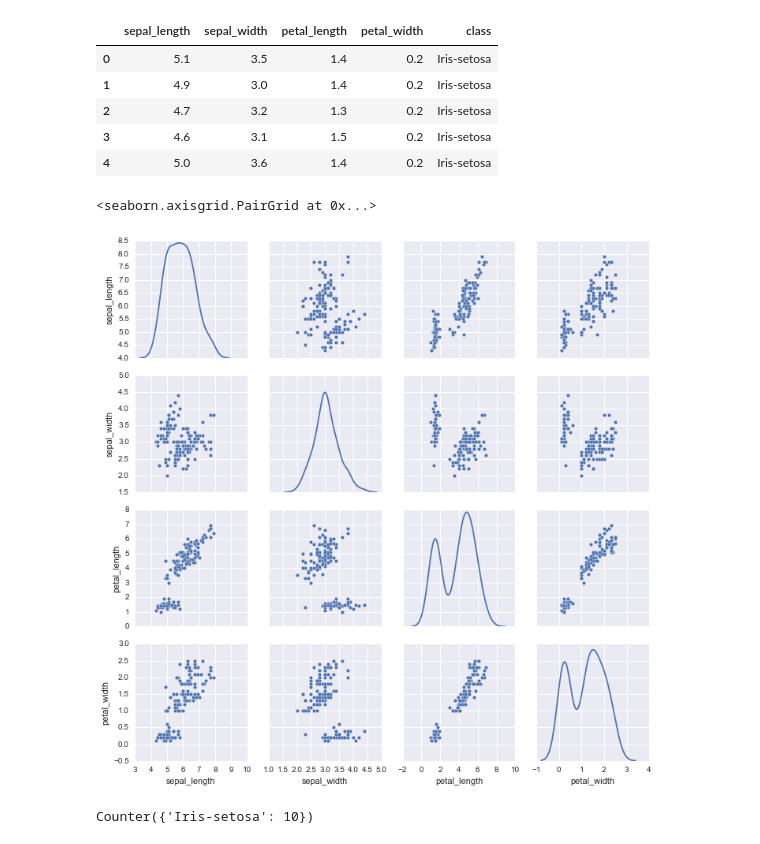
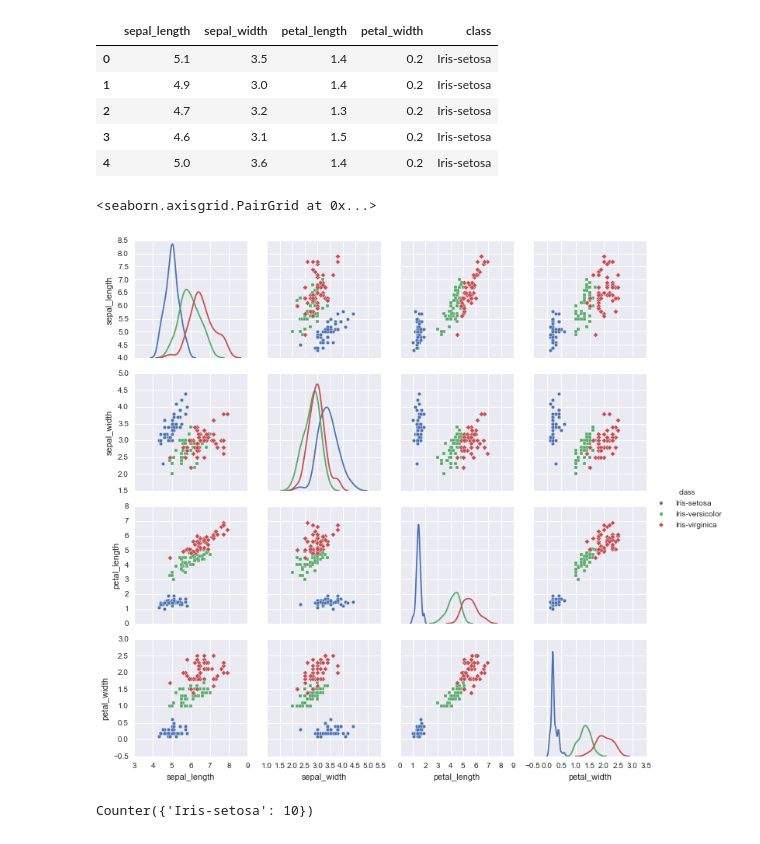
Before and after one commit to danielstallworthmit/thinkful, a Jupyter notebook: datascience/predict/Iris K-NN.ipynb, the cells around one changed output. Saved outputs shown, nothing was run; the diff lists cells and outputs as text; code cells hidden in the pictures.

```diff
--- a/datascience/predict/Iris K-NN.ipynb
+++ b/datascience/predict/Iris K-NN.ipynb
@@ -26,10 +23,10 @@ iris.head()
 | 3 | 4.6 | 3.1 | 1.5 | 0.2 | Iris-setosa |
 | 4 | 5.0 | 3.6 | 1.4 | 0.2 | Iris-setosa |
 # %%
-sns.pairplot(iris, diag_kind="kde")
+sns.pairplot(iris, diag_kind="kde", hue="class", markers=["o", "s", "D"])
 # %% [output]
 <seaborn.axisgrid.PairGrid at 0x...>
-[figure, old version]
+[figure, new version]
 # %%
 def knneucl(sep_length, sep_width, k):
     def f(x):
```
Also changed, not shown: parts of 1 cell of this notebook, 3 other files.
